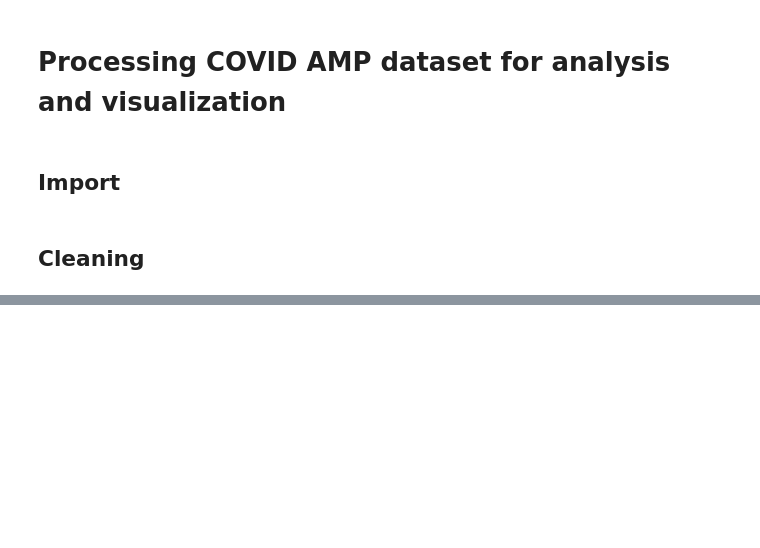
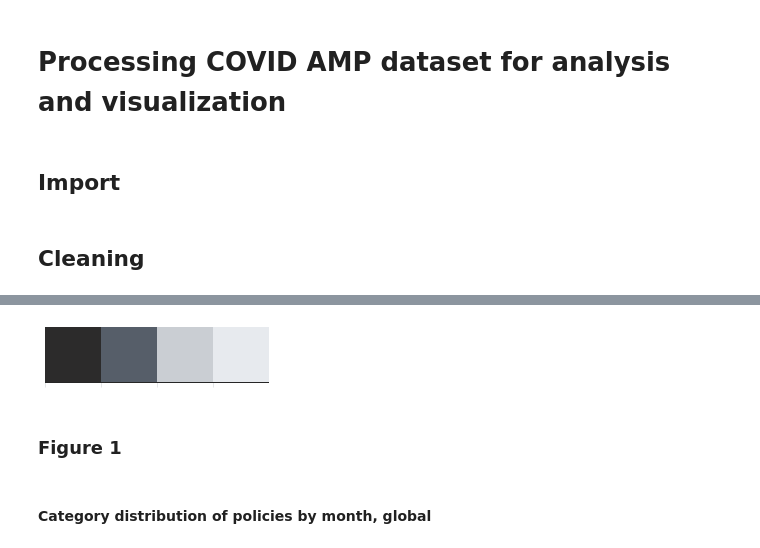
Before and after one commit to talus-analytics-bus/covid-amp-analysis, a Jupyter notebook: visualizations.ipynb, the cells around one changed output, grey strips where cells are left out. Drawn from its saved outputs; the diff is of its cells as text; code cells hidden in the pictures; blank space fills up the shorter version.

Commit message:
Global policy category distribution per month

```diff
--- a/visualizations.ipynb
+++ b/visualizations.ipynb
@@ -84,0 +110,6 @@ clean = full.copy()
+# %%
+# Define chart color palette
+chart = ['#2C2B2B','#565E69','#CACED3','#E7EAEE']
+sns.palplot(sns.color_palette(chart))
+# %% [output]
+[figure, added]
@@ -84,0 +197,4 @@ clean = full.copy()
+# %% [markdown]
+### Figure 1
+# %% [markdown]
+#### Category distribution of policies by month, global
```
Also changed, not shown: parts of 15 cells of this notebook, 2 other files.
